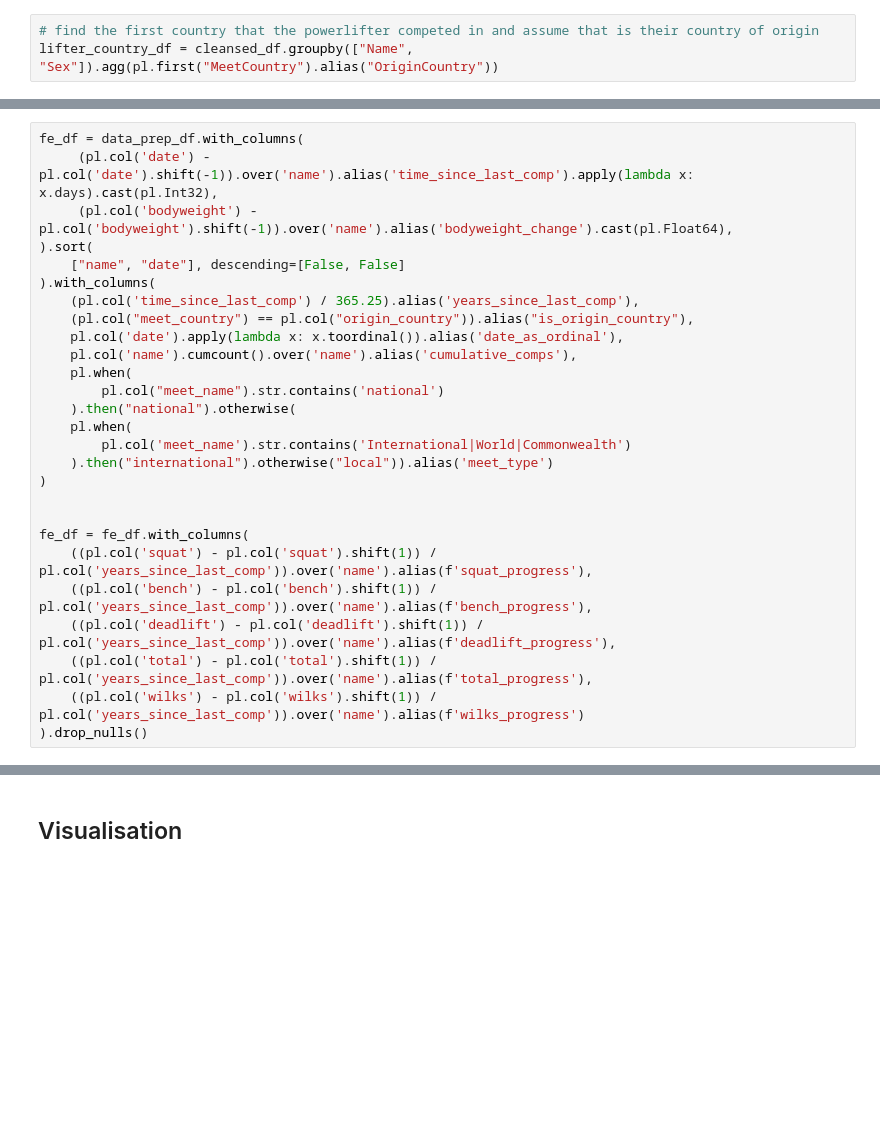
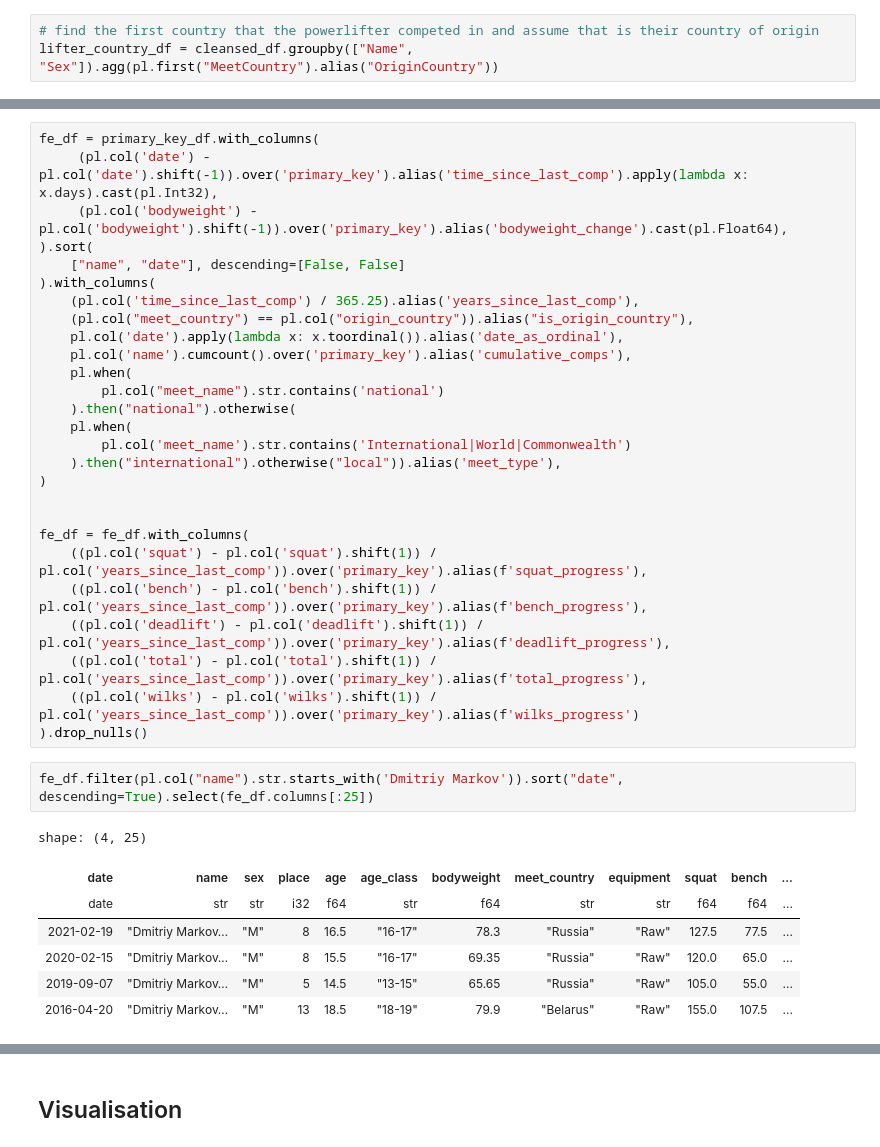
Before and after one commit to namtonthat/powerlifting-ml-progress, a Jupyter notebook: notebooks/etl.ipynb, the cells around one changed output, grey strips where cells are left out. Saved outputs shown, nothing was run; the diff lists cells and outputs as text; blank space fills up the shorter version.

```diff
--- a/notebooks/etl.ipynb
+++ b/notebooks/etl.ipynb
@@ -139,28 +159,38 @@ shape: (5, 16)
 # %%
-fe_df = data_prep_df.with_columns(
-     (pl.col('date') - pl.col('date').shift(-1)).over('name').alias('time_since_last_comp').apply(lambda x: x.days).cast(pl.Int32),
-     (pl.col('bodyweight') - pl.col('bodyweight').shift(-1)).over('name').alias('bodyweight_change').cast(pl.Float64),
+fe_df = primary_key_df.with_columns(
+     (pl.col('date') - pl.col('date').shift(-1)).over('primary_key').alias('time_since_last_comp').apply(lambda x: x.days).cast(pl.Int32),
+     (pl.col('bodyweight') - pl.col('bodyweight').shift(-1)).over('primary_key').alias('bodyweight_change').cast(pl.Float64),
 ).sort(
     ["name", "date"], descending=[False, False]
 ).with_columns(
     (pl.col('time_since_last_comp') / 365.25).alias('years_since_last_comp'),
     (pl.col("meet_country") == pl.col("origin_country")).alias("is_origin_country"),
     pl.col('date').apply(lambda x: x.toordinal()).alias('date_as_ordinal'),
-    pl.col('name').cumcount().over('name').alias('cumulative_comps'),
+    pl.col('name').cumcount().over('primary_key').alias('cumulative_comps'),
     pl.when(
         pl.col("meet_name").str.contains('national')
     ).then("national").otherwise(
     pl.when(
         pl.col('meet_name').str.contains('International|World|Commonwealth')
-    ).then("international").otherwise("local")).alias('meet_type')
+    ).then("international").otherwise("local")).alias('meet_type'),
 )
 
 
 fe_df = fe_df.with_columns(
-    ((pl.col('squat') - pl.col('squat').shift(1)) / pl.col('years_since_last_comp')).over('name').alias(f'squat_progress'),
-    ((pl.col('bench') - pl.col('bench').shift(1)) / pl.col('years_since_last_comp')).over('name').alias(f'bench_progress'),
-    ((pl.col('deadlift') - pl.col('deadlift').shift(1)) / pl.col('years_since_last_comp')).over('name').alias(f'deadlift_progress'),
-    ((pl.col('total') - pl.col('total').shift(1)) / pl.col('years_since_last_comp')).over('name').alias(f'total_progress'),
-    ((pl.col('wilks') - pl.col('wilks').shift(1)) / pl.col('years_since_last_comp')).over('name').alias(f'wilks_progress')
+    ((pl.col('squat') - pl.col('squat').shift(1)) / pl.col('years_since_last_comp')).over('primary_key').alias(f'squat_progress'),
+    ((pl.col('bench') - pl.col('bench').shift(1)) / pl.col('years_since_last_comp')).over('primary_key').alias(f'bench_progress'),
+    ((pl.col('deadlift') - pl.col('deadlift').shift(1)) / pl.col('years_since_last_comp')).over('primary_key').alias(f'deadlift_progress'),
+    ((pl.col('total') - pl.col('total').shift(1)) / pl.col('years_since_last_comp')).over('primary_key').alias(f'total_progress'),
+    ((pl.col('wilks') - pl.col('wilks').shift(1)) / pl.col('years_since_last_comp')).over('primary_key').alias(f'wilks_progress')
 ).drop_nulls()
+# %%
+fe_df.filter(pl.col("name").str.starts_with('Dmitriy Markov')).sort("date", descending=True).select(fe_df.columns[:25])
+# %% [output]
+shape: (4, 25)
+| date | name | sex | place | age | age_class | bodyweight | meet_country | equipment | squat | bench | ... |
+| date | str | str | i32 | f64 | str | f64 | str | str | f64 | f64 | ... |
+| 2021-02-19 | "Dmitriy Markov… | "M" | 8 | 16.5 | "16-17" | 78.3 | "Russia" | "Raw" | 127.5 | 77.5 | ... |
+| 2020-02-15 | "Dmitriy Markov… | "M" | 8 | 15.5 | "16-17" | 69.35 | "Russia" | "Raw" | 120.0 | 65.0 | ... |
+| 2019-09-07 | "Dmitriy Markov… | "M" | 5 | 14.5 | "13-15" | 65.65 | "Russia" | "Raw" | 105.0 | 55.0 | ... |
+| 2016-04-20 | "Dmitriy Markov… | "M" | 13 | 18.5 | "18-19" | 79.9 | "Belarus" | "Raw" | 155.0 | 107.5 | ... |
 # %%
```
Also changed, not shown: parts of 12 cells of this notebook.
